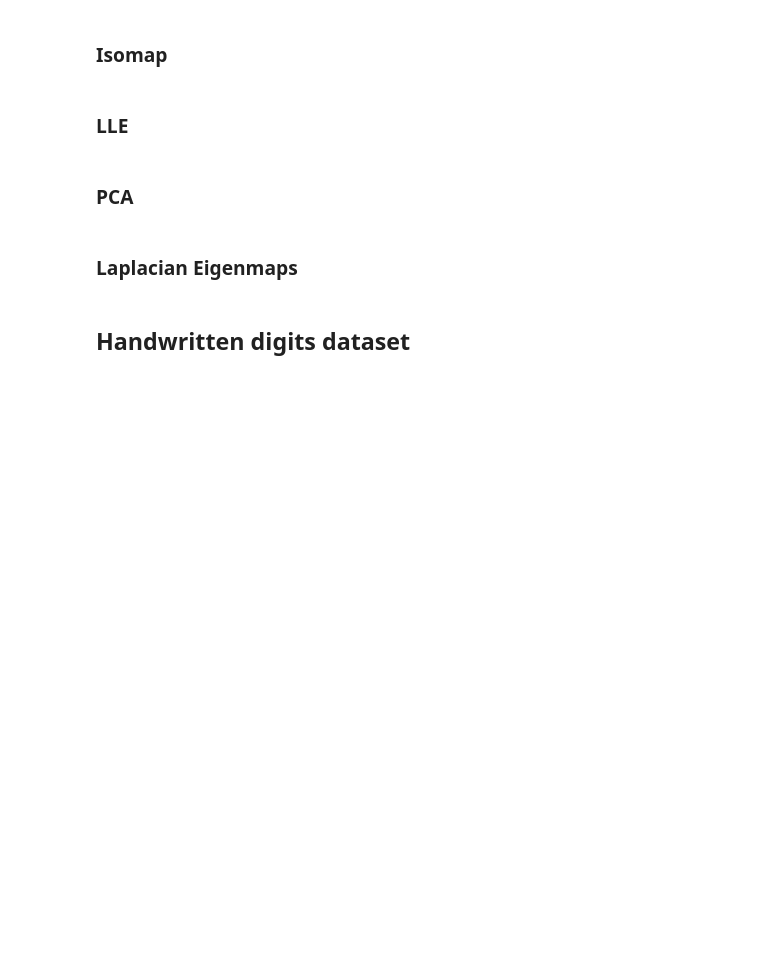
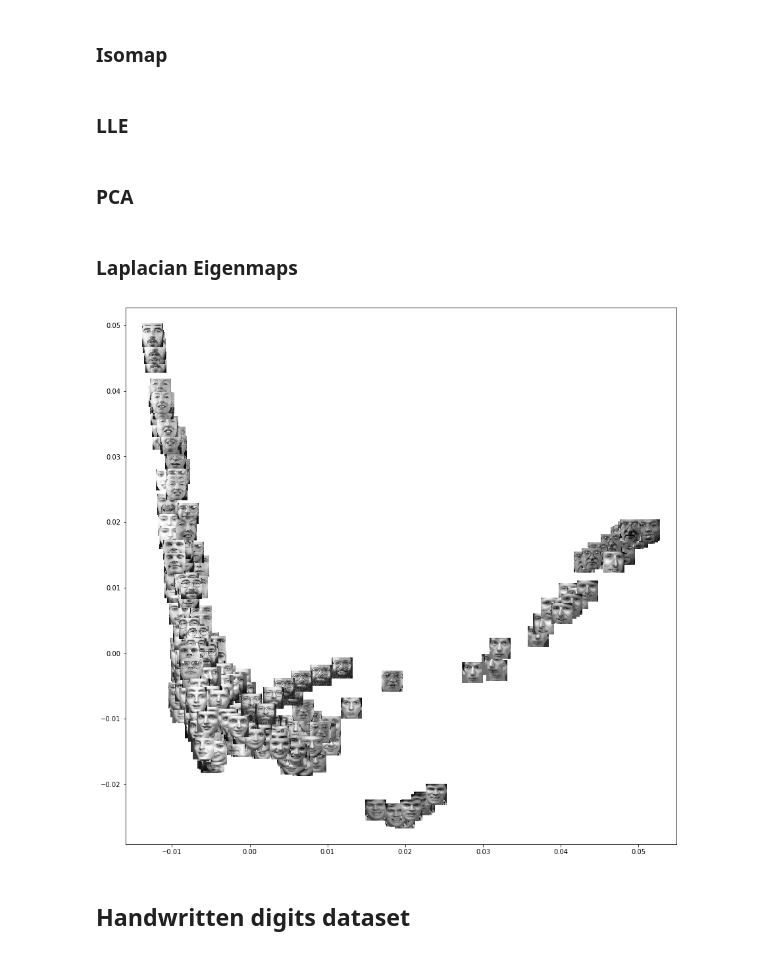
Before and after one commit to andreyurkiv/la-tSNE-final-project, a Jupyter notebook: src/example/exploration.ipynb, the cells around one changed output. Cells and saved outputs as stored; diff of their text form; code cells hidden in the pictures; blank space fills up the shorter version.

```diff
--- a/src/example/exploration.ipynb
+++ b/src/example/exploration.ipynb
@@ -143,20 +143,22 @@ plt.show()
 # %%
 from sklearn.manifold import SpectralEmbedding
 # %%
-points = SpectralEmbedding(n_components=2).fit_transform(data)
+points = SpectralEmbedding(n_components=2, n_neighbors=12).fit_transform(data)
 
 x = points[:, 0]
 y = points[:, 1]
 
 images = file.images
 
 fig, ax = plt.subplots(figsize = (15,15))
 imscatter(x, y, images, zoom=0.5, ax=ax)
 
 ax.scatter(x, y)
 plt.savefig('/home/dinamic/Desktop/MASTERS/linear/solutions/la-tSNE-final-project/doc/figures/lap_1.png',
             bbox_inches='tight', pad_inches=0)
 plt.show()
+# %% [output]
+[figure, added]
 # %% [markdown]
 ## Handwritten digits dataset
 # %%
```
Also changed, not shown: parts of 2 cells of this notebook, 5 other files.
